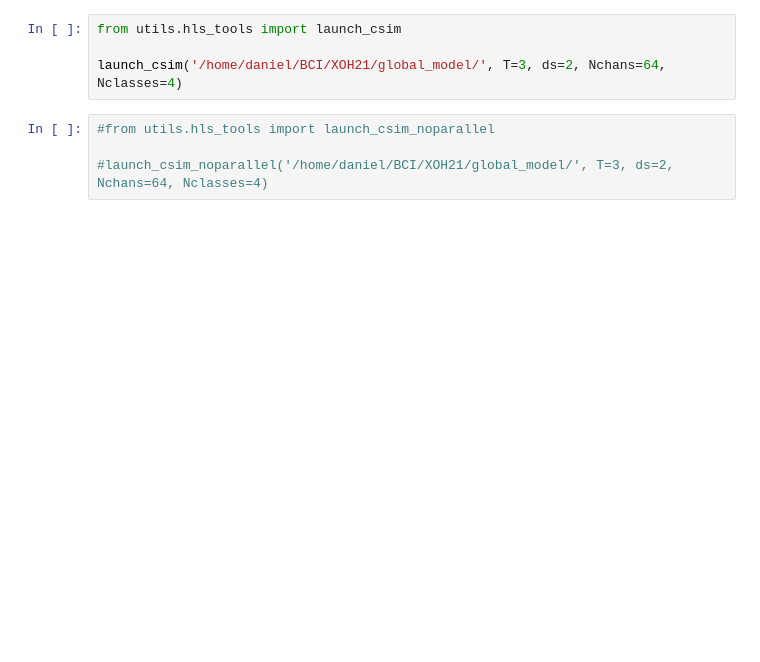
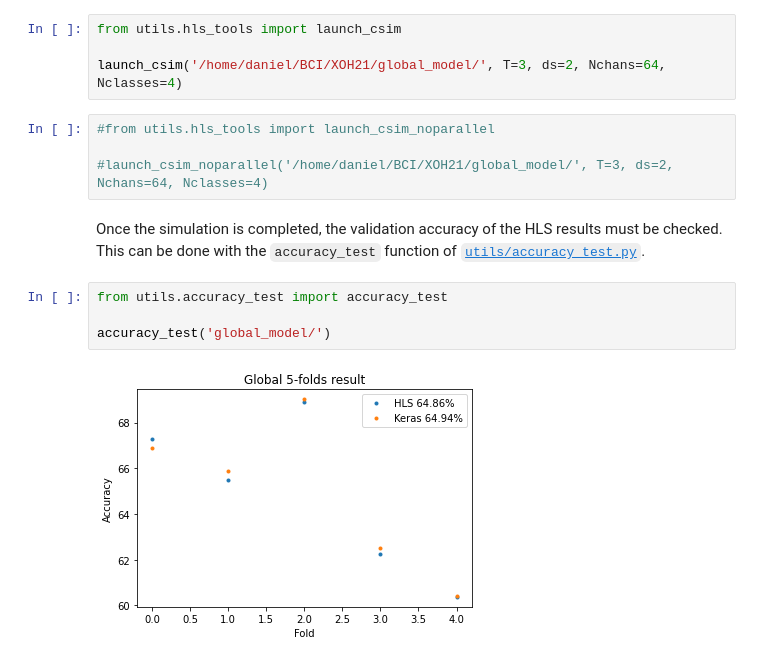
Before and after one commit to eneriz-daniel/MIBCI-QCNNs, a Jupyter notebook: implementation.ipynb, the cells around one changed output. Saved outputs shown, nothing was run; the diff lists cells and outputs as text; blank space fills up the shorter version.

```diff
--- a/implementation.ipynb
+++ b/implementation.ipynb
@@ -67,3 +69,11 @@ launch_csim('/home/daniel/BCI/XOH21/global_model/', T=3, ds=2, Nchans=64, Nclass
 #from utils.hls_tools import launch_csim_noparallel
 
 #launch_csim_noparallel('/home/daniel/BCI/XOH21/global_model/', T=3, ds=2, Nchans=64, Nclasses=4)
+# %% [markdown]
+Once the simulation is completed, the validation accuracy of the HLS results must be checked. This can be done with the `accuracy_test` function of [`utils/accuracy_test.py`](utils/accuracy_test.py).
+# %%
+from utils.accuracy_test import accuracy_test
+
+accuracy_test('global_model/')
+# %% [output]
+[figure, added]
```
Also changed, not shown: parts of 11 cells of this notebook, 4 other files.
